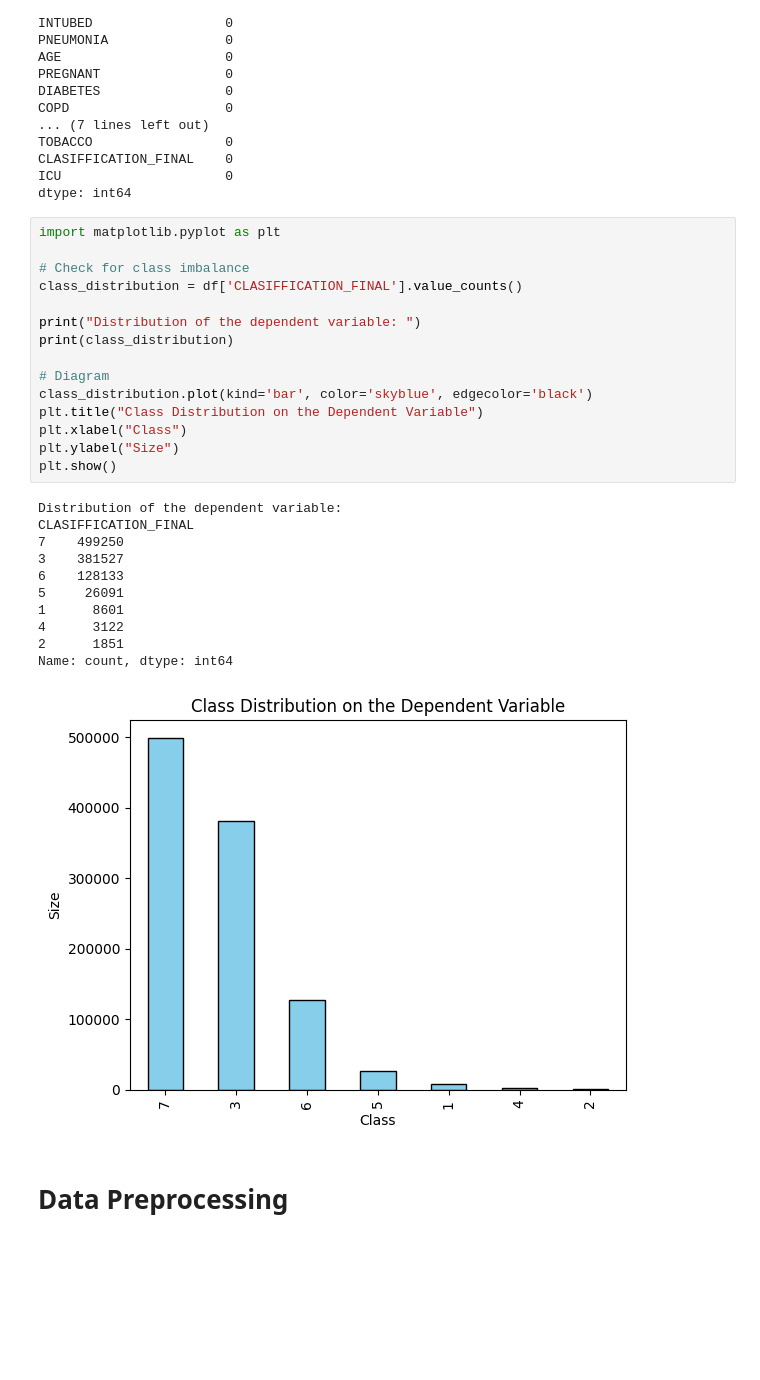
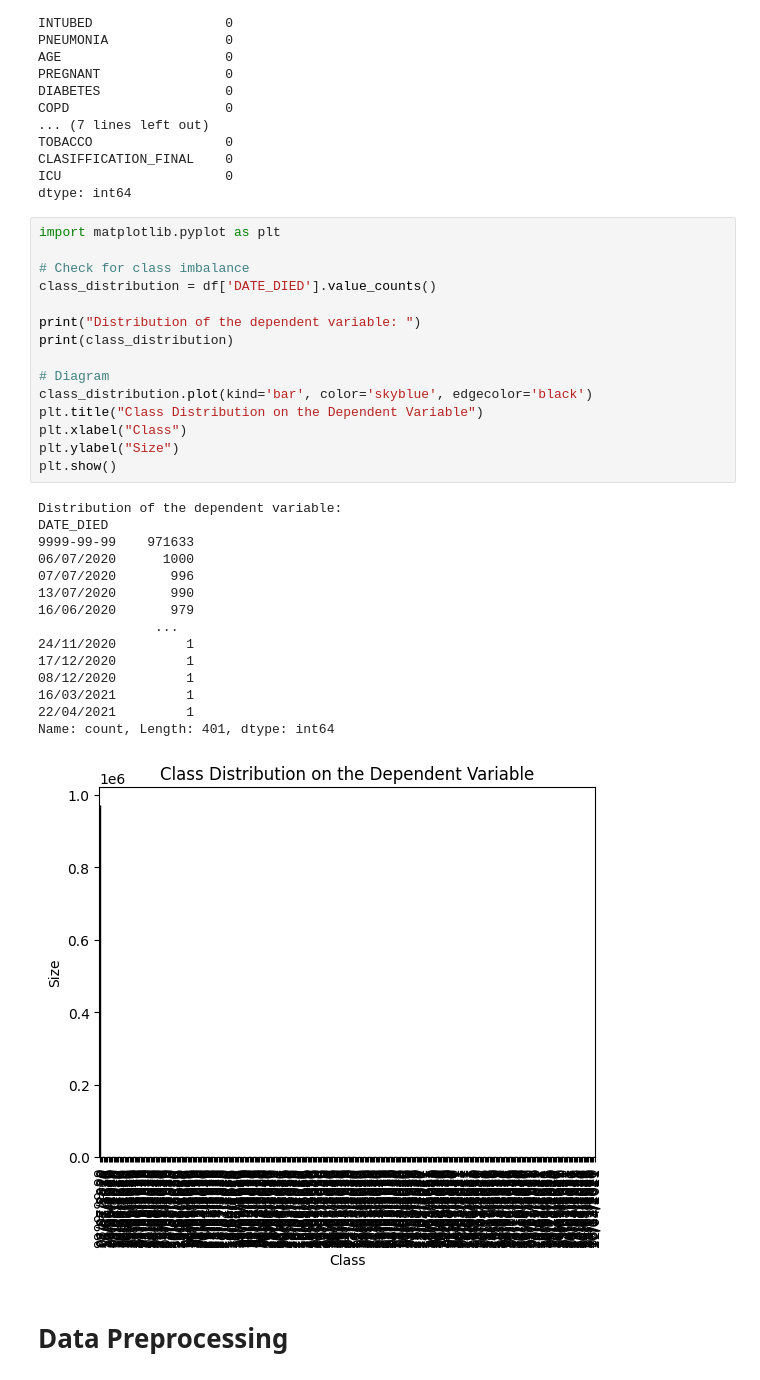
Before and after one commit to dimsparagis0210/MLTask, a Jupyter notebook: ML_Task.ipynb, the cells around one changed output. Cells and saved outputs as stored; diff of their text form; blank space fills up the shorter version.

```diff
--- a/ML_Task.ipynb
+++ b/ML_Task.ipynb
@@ -79,30 +84,34 @@ dtype: int64
 # %%
 import matplotlib.pyplot as plt
 
 # Check for class imbalance
-class_distribution = df['CLASIFFICATION_FINAL'].value_counts()
+class_distribution = df['DATE_DIED'].value_counts()
 
 print("Distribution of the dependent variable: ")
 print(class_distribution)
 
 # Diagram
 class_distribution.plot(kind='bar', color='skyblue', edgecolor='black')
 plt.title("Class Distribution on the Dependent Variable")
 plt.xlabel("Class")
 plt.ylabel("Size")
 plt.show()
 # %% [output]
 Distribution of the dependent variable:
-CLASIFFICATION_FINAL
-7    499250
-3    381527
-6    128133
-5     26091
-1      8601
-4      3122
-2      1851
-Name: count, dtype: int64
+DATE_DIED
+9999-99-99    971633
+06/07/2020      1000
+07/07/2020       996
+13/07/2020       990
+16/06/2020       979
+               ...
+24/11/2020         1
+17/12/2020         1
+08/12/2020         1
+16/03/2021         1
+22/04/2021         1
+Name: count, Length: 401, dtype: int64
-[figure, old version]
+[figure, new version]
 # %% [markdown]
 # Data Preprocessing
 # %% [markdown]
```
Also changed, not shown: parts of 40 cells of this notebook.
